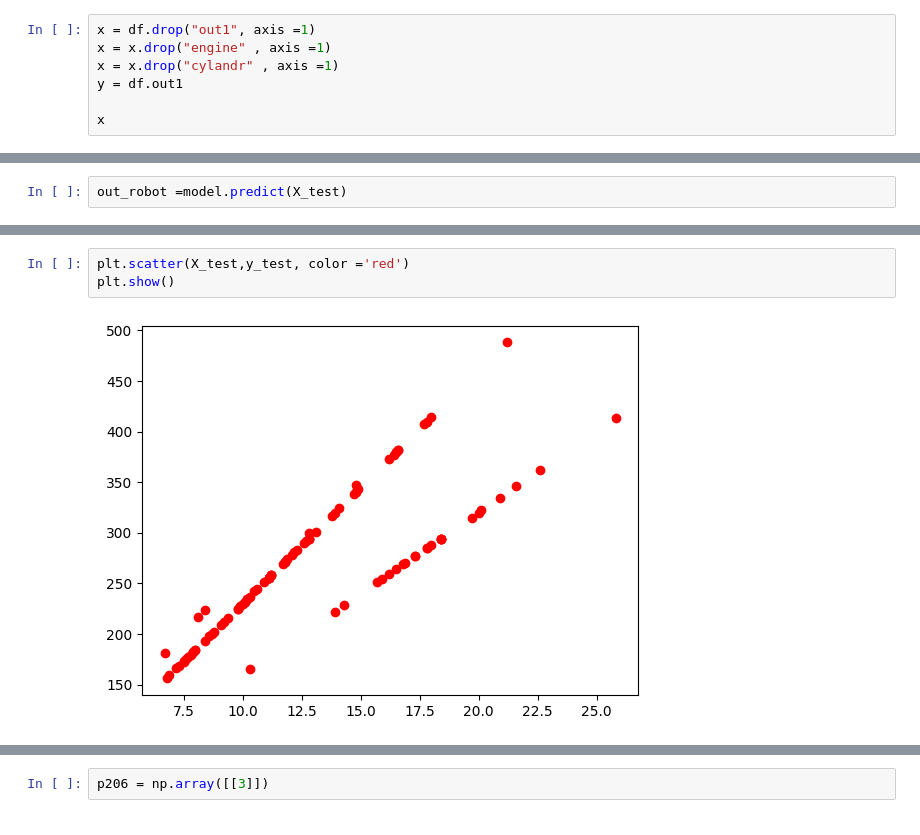
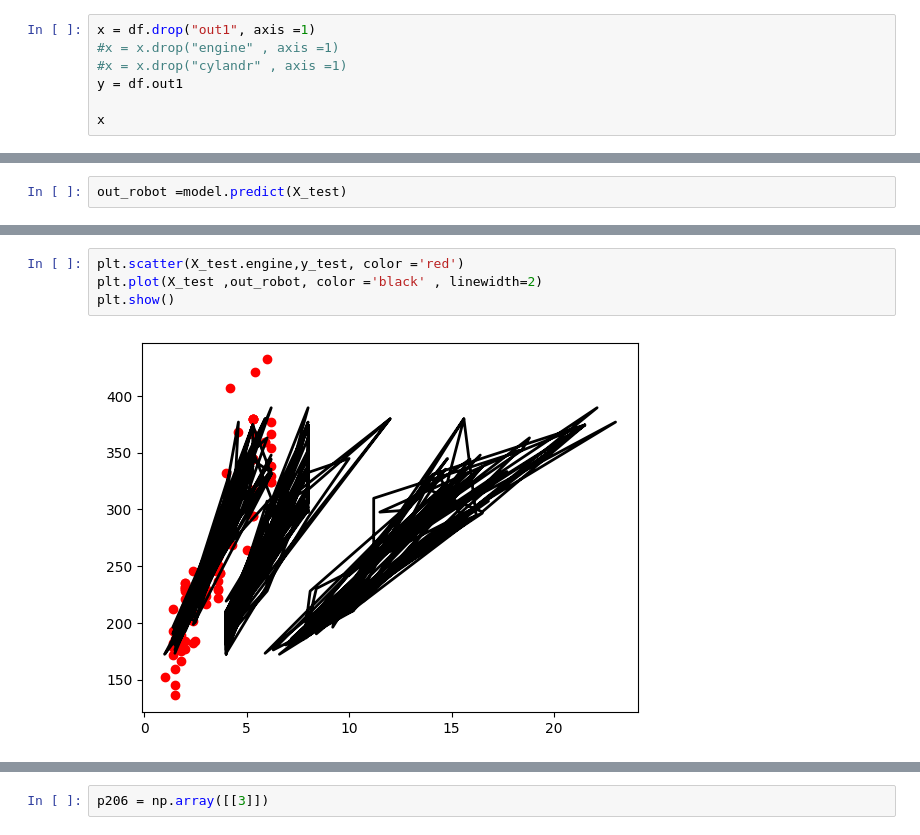
Before and after one commit to Malihashahi/Ai2, a Jupyter notebook: Ml2.ipynb, the cells around one changed output, grey strips where cells are left out. Drawn from its saved outputs; the diff is of its cells as text.

```diff
--- a/Ml2.ipynb
+++ b/Ml2.ipynb
@@ -33,8 +33,8 @@ sns.heatmap(df.corr(),annot = True)
 [figure]
 # %%
 x = df.drop("out1", axis =1)
-x = x.drop("engine" , axis =1)
-x = x.drop("cylandr" , axis =1)
+#x = x.drop("engine" , axis =1)
+#x = x.drop("cylandr" , axis =1)
 y = df.out1
 
 x
@@ -116,5 +123,6 @@ X_test
 # %%
-plt.scatter(X_test,y_test, color ='red')
+plt.scatter(X_test.engine,y_test, color ='red')
+plt.plot(X_test ,out_robot, color ='black' , linewidth=2)
 plt.show()
 # %% [output]
-[figure, old version]
+[figure, new version]
```
Also changed, not shown: parts of 6 cells of this notebook.
